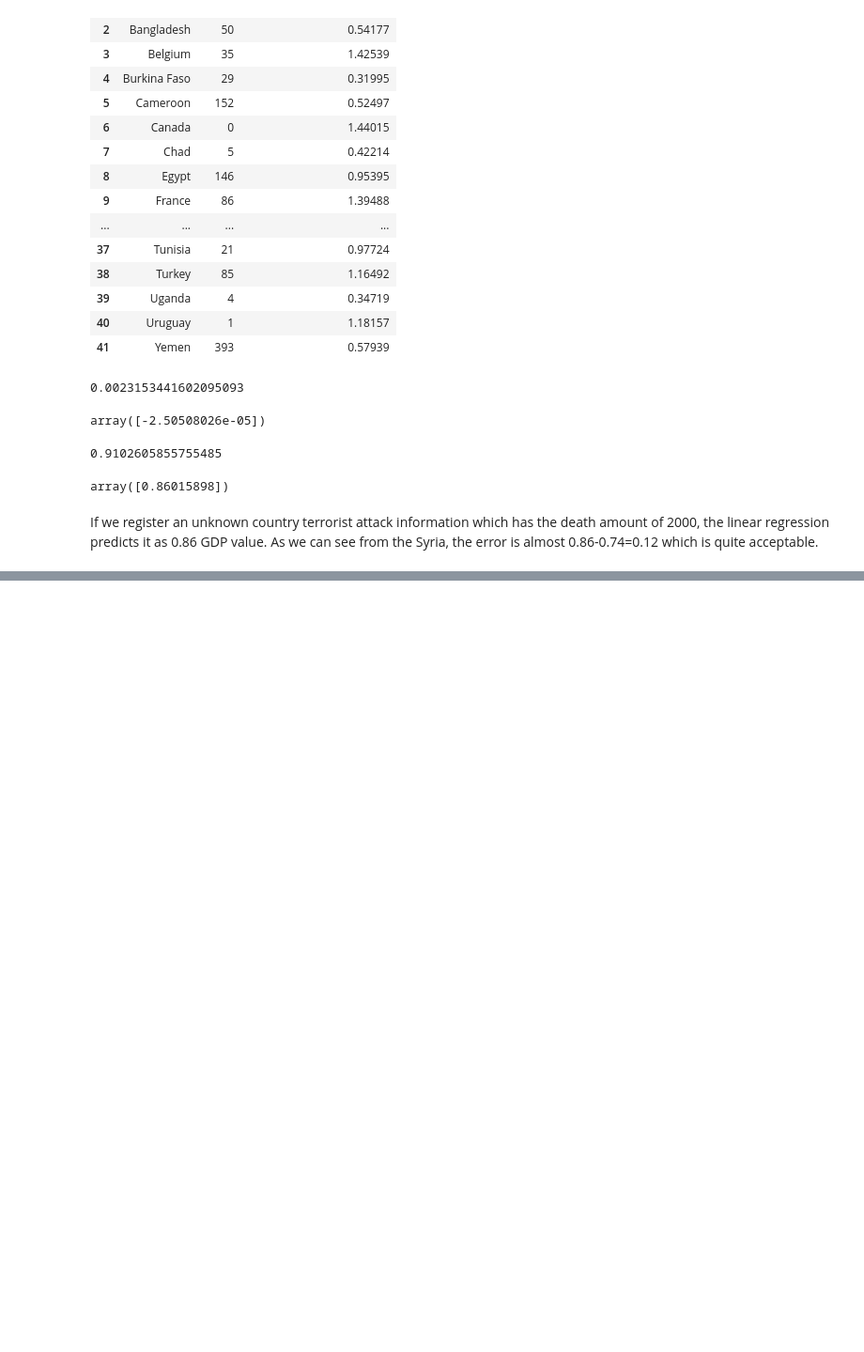
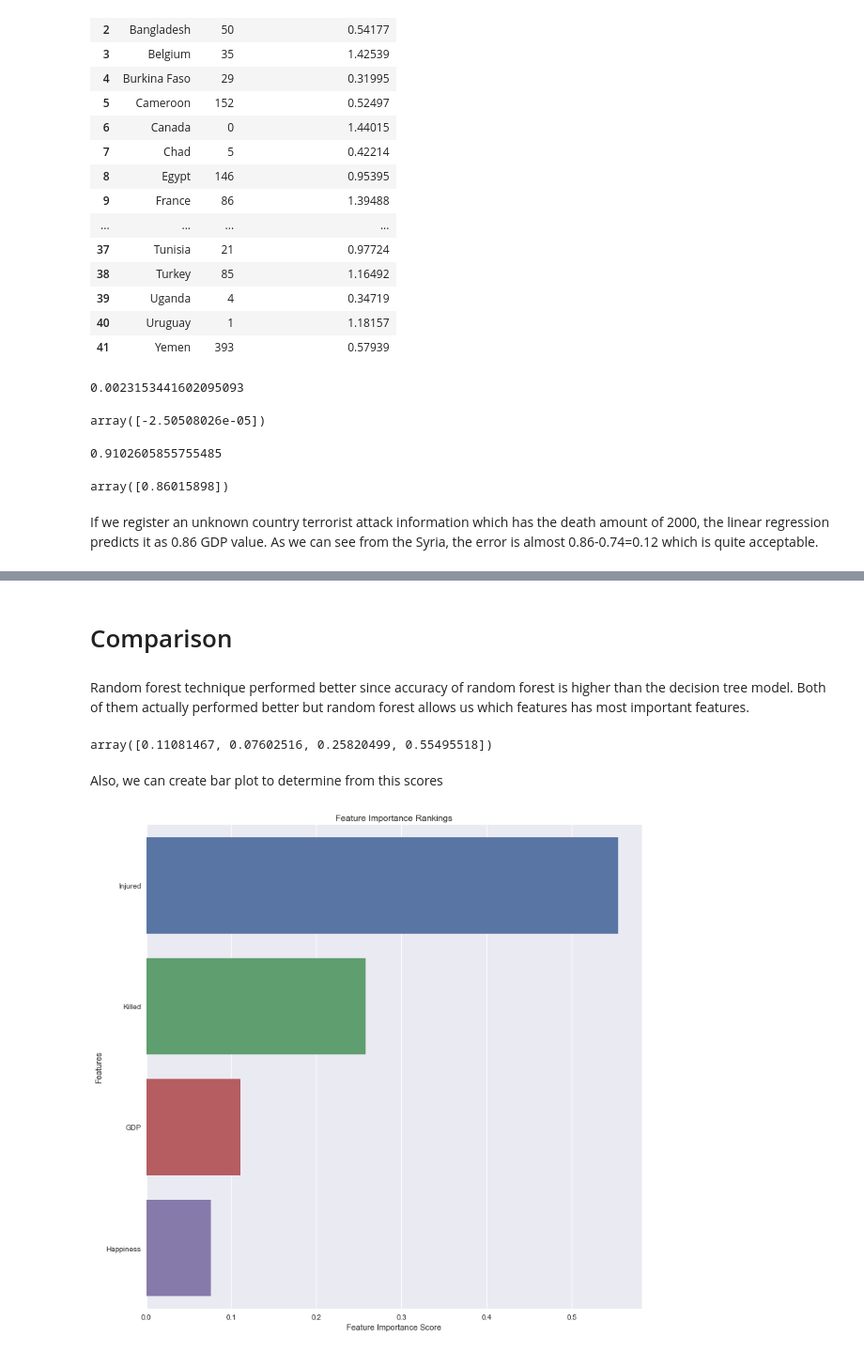
Before and after one commit to ekomurcu/terrorism-analysis, a Jupyter notebook: Terrorism-Happiness-Analysis.ipynb, the cells around one changed output, grey strips where cells are left out. Shown at 94% size. Drawn from its saved outputs; the diff is of its cells as text; code cells hidden in the pictures; blank space fills up the shorter version.

```diff
--- a/Terrorism-Happiness-Analysis.ipynb
+++ b/Terrorism-Happiness-Analysis.ipynb
@@ -672,0 +745,6 @@ As we can see from the Syria, the error is almost 0.86-0.74=0.12 which is quite
+# %%
+#Decision tree
+from sklearn import tree
+modeldt = tree.DecisionTreeClassifier()
+# %%
+modeldt.fit(X_train, y_train)
@@ -672,0 +760,6 @@ As we can see from the Syria, the error is almost 0.86-0.74=0.12 which is quite
+# %%
+#Random forest
+from sklearn.ensemble import RandomForestClassifier
+modelrf  = RandomForestClassifier(random_state = 42)
+# %%
+modelrf.fit(X_train, y_train)
@@ -672,0 +790,27 @@ As we can see from the Syria, the error is almost 0.86-0.74=0.12 which is quite
+# %% [markdown]
+# Comparison
+# %% [markdown]
+Random forest technique performed better since accuracy of random forest is higher than the decision tree model. Both of them actually performed better but random forest allows us which features has most important features.
+# %%
+#Let's see a function called feature_importances_
+modelrf.feature_importances_
+# %% [output]
+array([0.11081467, 0.07602516, 0.25820499, 0.55495518])
+# %% [markdown]
+Also, we can create bar plot to determine from this scores
+# %%
+# Creating a bar plot for feature importances
+
+# Firstly creating a Pandas Series to match feature importances values and their indices, also sorting them in decreasing order
+feature_importances = pd.Series(modelrf.feature_importances_, index=x.columns).sort_values(ascending=False)
+
+plt.figure(figsize=(12, 12))
+sns.barplot(x=feature_importances, y=feature_importances.index)
+
+# Add labels to our graph
+plt.xlabel('Feature Importance Score')
+plt.ylabel('Features')
+plt.title("Feature Importance Rankings")
+plt.show()
+# %% [output]
+[figure, added]
```
Also changed, not shown: parts of 30 cells of this notebook.
